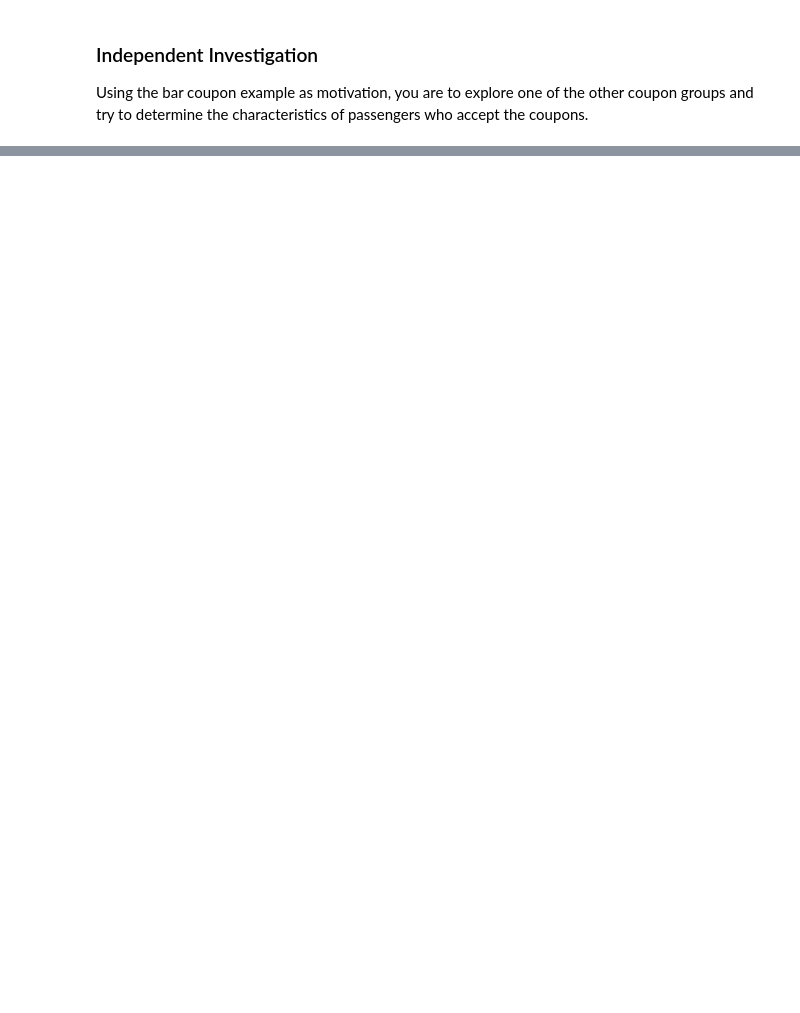
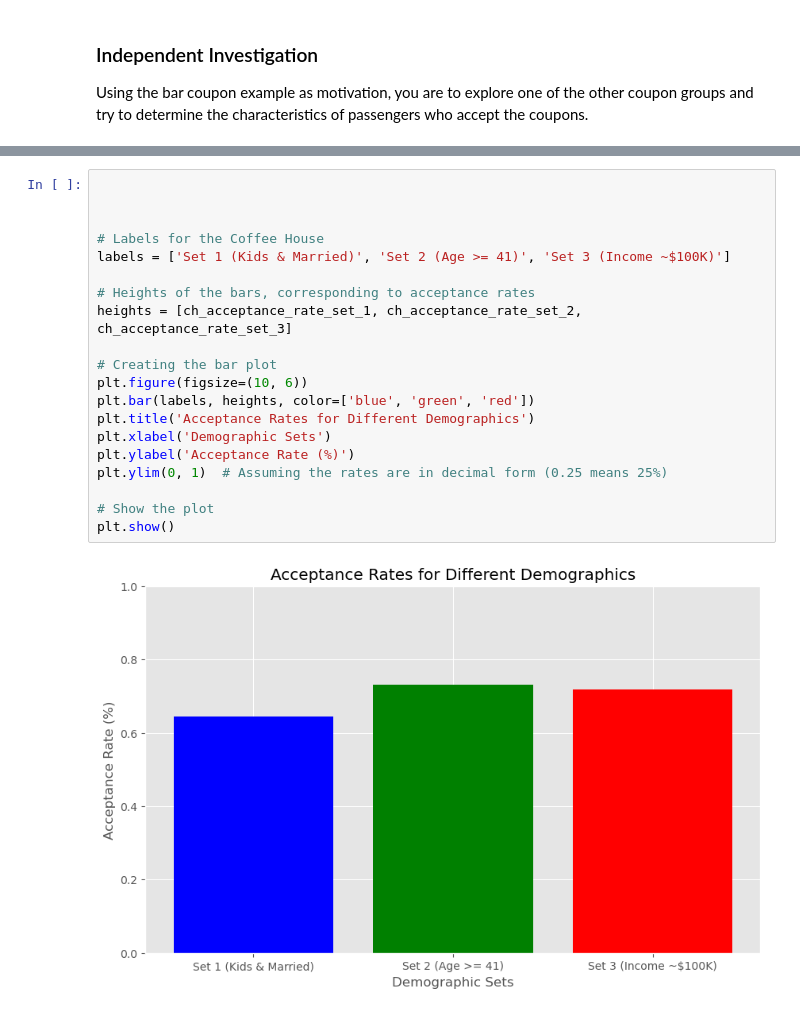
Before and after one commit to jubacochran/module_5, a Jupyter notebook: coupons.ipynb, the cells around one changed output, grey strips where cells are left out. Drawn from its saved outputs; the diff is of its cells as text; blank space fills up the shorter version.

```diff
--- a/coupons.ipynb
+++ b/coupons.ipynb
@@ -479,0 +584,22 @@ Using the bar coupon example as motivation, you are to explore one of the other
+# %%
+
+
+
+# Labels for the Coffee House
+labels = ['Set 1 (Kids & Married)', 'Set 2 (Age >= 41)', 'Set 3 (Income ~$100K)']
+
+# Heights of the bars, corresponding to acceptance rates
+heights = [ch_acceptance_rate_set_1, ch_acceptance_rate_set_2, ch_acceptance_rate_set_3]
+
+# Creating the bar plot
+plt.figure(figsize=(10, 6))
+plt.bar(labels, heights, color=['blue', 'green', 'red'])
+plt.title('Acceptance Rates for Different Demographics')
+plt.xlabel('Demographic Sets')
+plt.ylabel('Acceptance Rate (%)')
+plt.ylim(0, 1)  # Assuming the rates are in decimal form (0.25 means 25%)
+
+# Show the plot
+plt.show()
+# %% [output]
+[figure, added]
```
Also changed, not shown: parts of 19 cells of this notebook, 12 other files.
